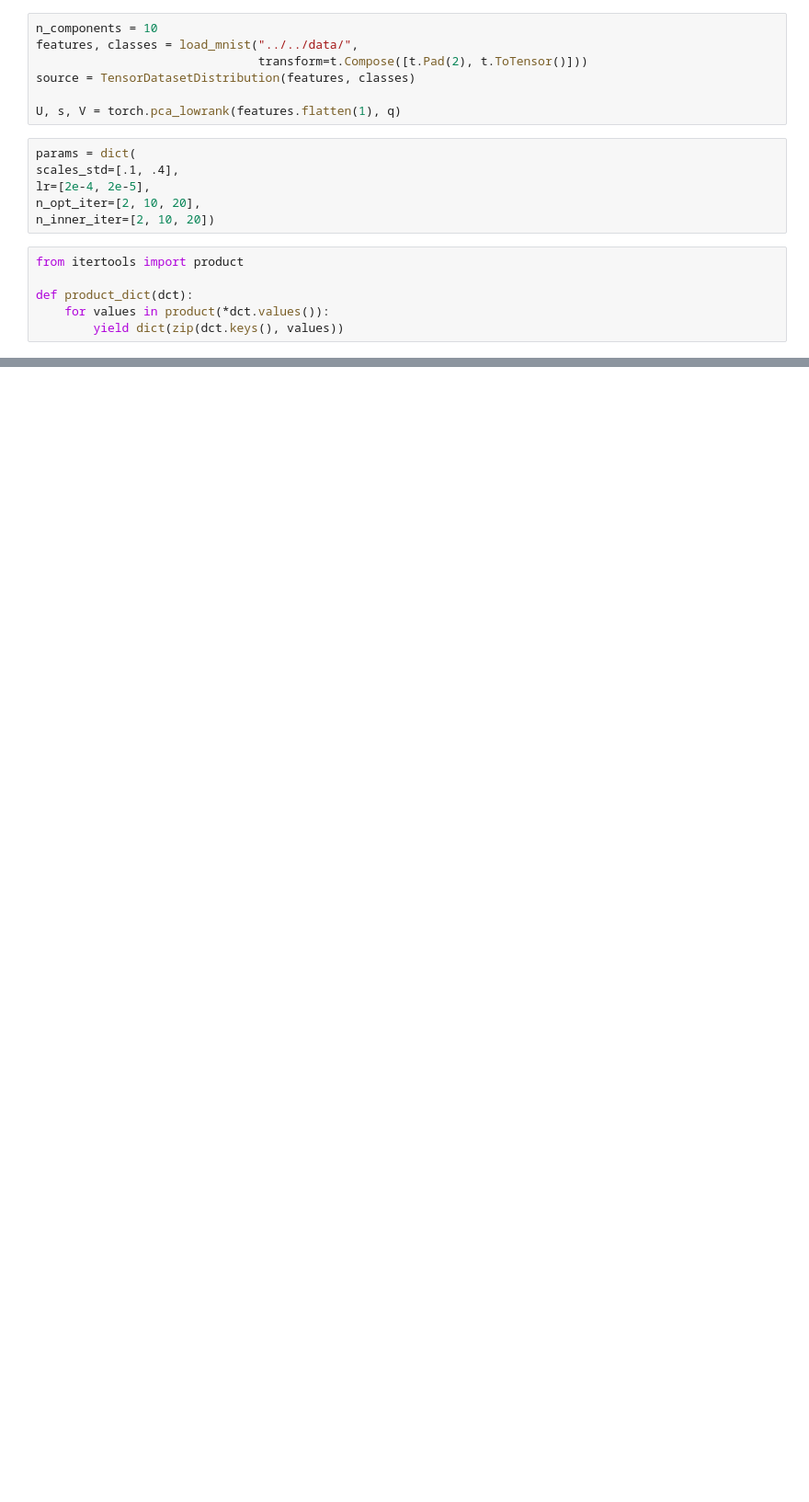
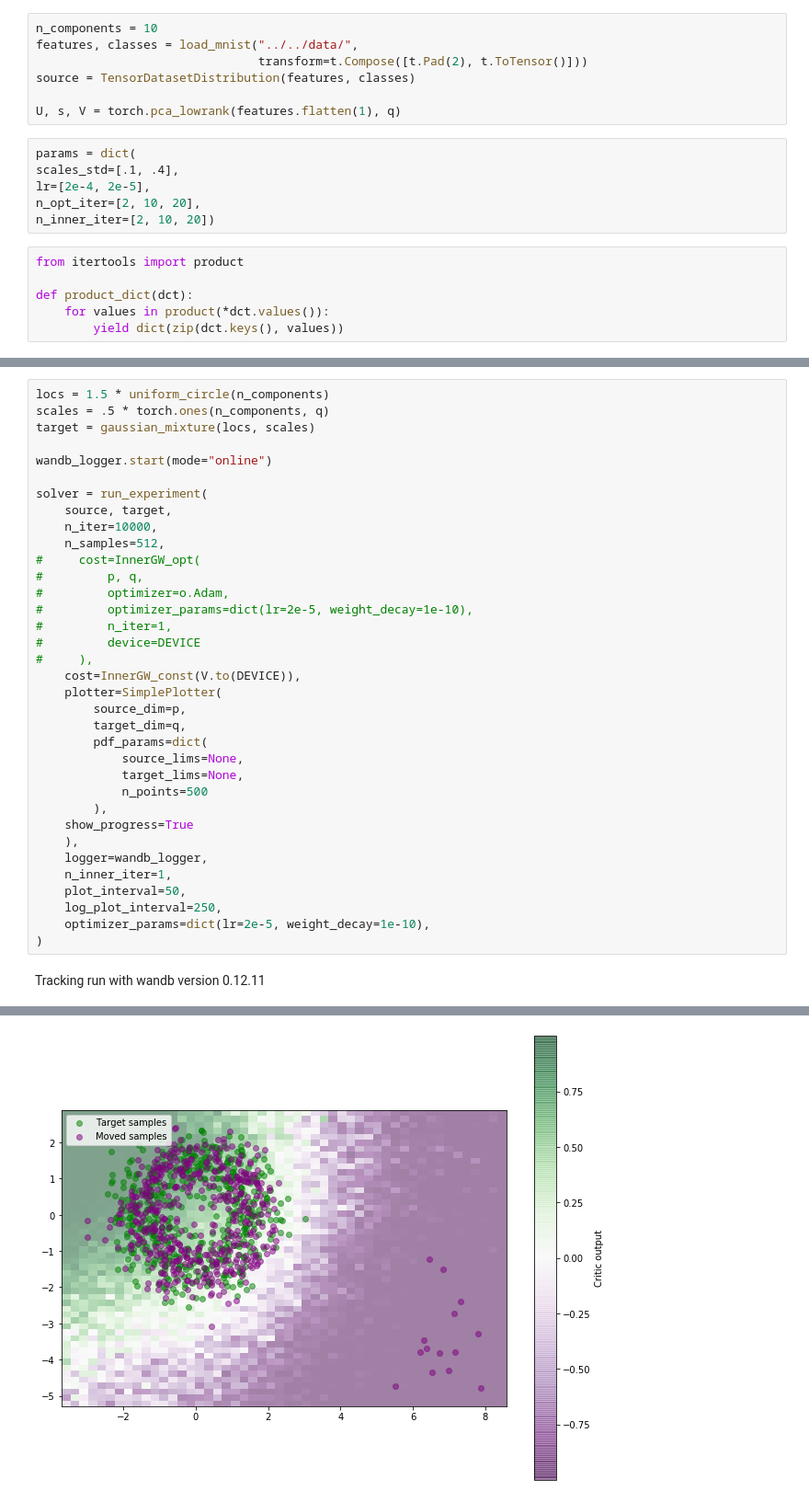
Before and after one commit to max-nekrashevich/optimal-transport-and-stuff, a Jupyter notebook: mmr-solver/notebooks/InnerGW-mnist-3d.ipynb, the cells around one changed output, grey strips where cells are left out. Shown: that part at 92% size. Saved outputs shown, nothing was run; the diff lists cells and outputs as text; blank space fills up the shorter version.

Commit message:
Server versions of experiments.

```diff
--- a/mmr-solver/notebooks/InnerGW-mnist-3d.ipynb
+++ b/mmr-solver/notebooks/InnerGW-mnist-3d.ipynb
@@ -154,0 +155,37 @@ Run summary:
+# %%
+locs = 1.5 * uniform_circle(n_components)
+scales = .5 * torch.ones(n_components, q)
+target = gaussian_mixture(locs, scales)
+
+wandb_logger.start(mode="online")
+
+solver = run_experiment(
+    source, target,
+    n_iter=10000,
+    n_samples=512,
+#     cost=InnerGW_opt(
+#         p, q,
+#         optimizer=o.Adam,
+#         optimizer_params=dict(lr=2e-5, weight_decay=1e-10),
+#         n_iter=1,
+#         device=DEVICE
+#     ),
+    cost=InnerGW_const(V.to(DEVICE)),
+    plotter=SimplePlotter(
+        source_dim=p,
+        target_dim=q,
+        pdf_params=dict(
+            source_lims=None,
+            target_lims=None,
+            n_points=500
+        ),
+    show_progress=True
+    ),
+    logger=wandb_logger,
+    n_inner_iter=1,
+    plot_interval=50,
+    log_plot_interval=250,
+    optimizer_params=dict(lr=2e-5, weight_decay=1e-10),
+)
+# %% [output]
+Tracking run with wandb version 0.12.11
@@ -154,0 +196 @@ Run summary:
+[figure, added]
```
Also changed, not shown: parts of 3 cells of this notebook, 1 other file.
